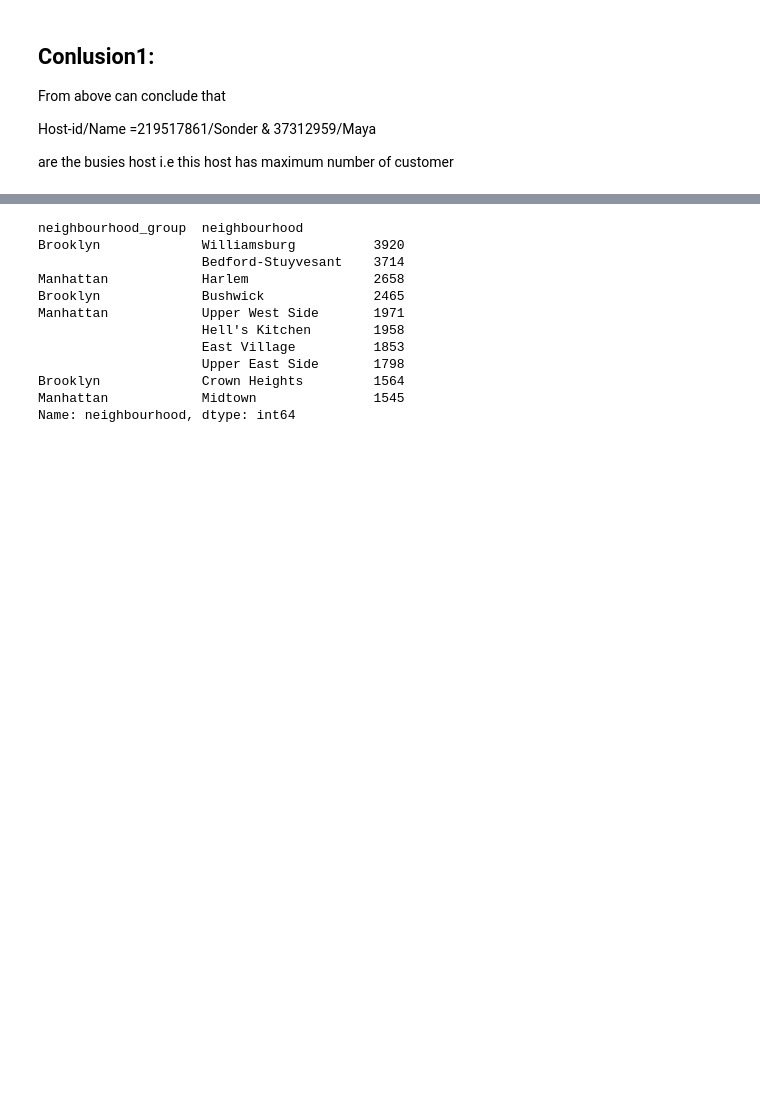
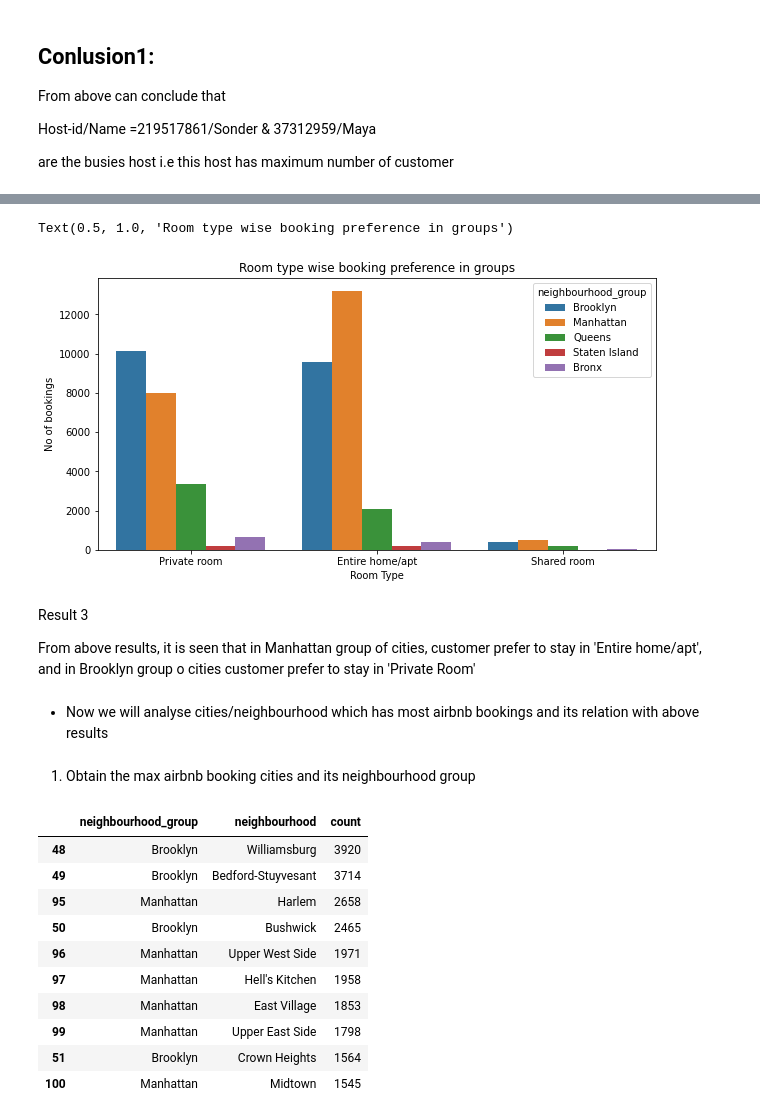
Before and after one commit to Mr-Premanand/Airbnb-Booking-Analysis, a Jupyter notebook: Airbnb_Bookings_Analysis_Capstone_Project.ipynb, the cells around one changed output, grey strips where cells are left out. Drawn from its saved outputs; the diff is of its cells as text; code cells hidden in the pictures; blank space fills up the shorter version.

```diff
--- a/Airbnb_Bookings_Analysis_Capstone_Project.ipynb
+++ b/Airbnb_Bookings_Analysis_Capstone_Project.ipynb
@@ -257,17 +334,33 @@ are the busies host i.e this host has maximum number of customer
+# %%
+# obatin the abve result
+sns.countplot(x="room_type",hue="neighbourhood_group",data=df)
+plt.xlabel("Room Type")
+plt.ylabel("No of bookings")
+plt.title("Room type wise booking preference in groups")
+# %% [output]
+Text(0.5, 1.0, 'Room type wise booking preference in groups')
+[figure, added]
+# %% [markdown]
+Result 3
+
+From above results, it is seen that in Manhattan group of cities, customer prefer to stay in 'Entire home/apt', and in Brooklyn group o cities customer prefer to stay in 'Private Room'
+# %% [markdown]
+- Now we will analyse cities/neighbourhood which has most airbnb bookings and its relation with above results
+# %% [markdown]
+1. Obtain the max airbnb booking cities and its neighbourhood group
 # %%
 # busiest city/neighbourhood i.e high traffic city
-aa=df.groupby(["neighbourhood_group"])["neighbourhood"].value_counts()
-aa.nlargest(10)
+most_visited_city=df.groupby(["neighbourhood_group"])["neighbourhood"].value_counts().reset_index(name="count").nlargest(10,"count")
+most_visited_city
 # %% [output]
-neighbourhood_group  neighbourhood
-Brooklyn             Williamsburg          3920
-                     Bedford-Stuyvesant    3714
-Manhattan            Harlem                2658
-Brooklyn             Bushwick              2465
-Manhattan            Upper West Side       1971
-                     Hell's Kitchen        1958
-                     East Village          1853
-                     Upper East Side       1798
-Brooklyn             Crown Heights         1564
-Manhattan            Midtown               1545
-Name: neighbourhood, dtype: int64
+|  | neighbourhood_group | neighbourhood | count |
+| 48 | Brooklyn | Williamsburg | 3920 |
+| 49 | Brooklyn | Bedford-Stuyvesant | 3714 |
+| 95 | Manhattan | Harlem | 2658 |
+| 50 | Brooklyn | Bushwick | 2465 |
+| 96 | Manhattan | Upper West Side | 1971 |
+| 97 | Manhattan | Hell's Kitchen | 1958 |
+| 98 | Manhattan | East Village | 1853 |
+| 99 | Manhattan | Upper East Side | 1798 |
+| 51 | Brooklyn | Crown Heights | 1564 |
+| 100 | Manhattan | Midtown | 1545 |
```
Also changed, not shown: parts of 17 cells of this notebook.
